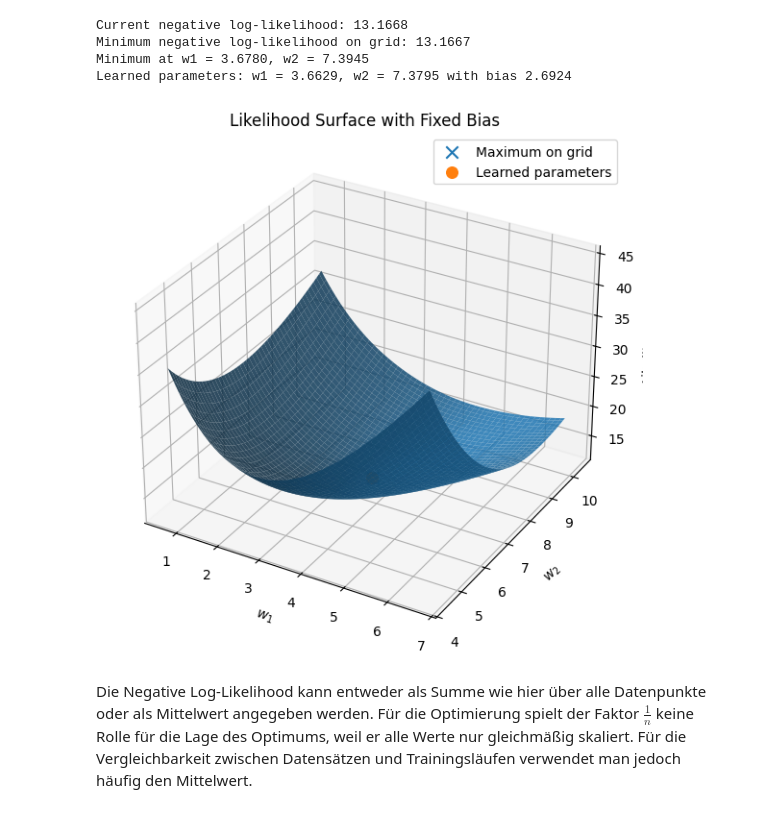
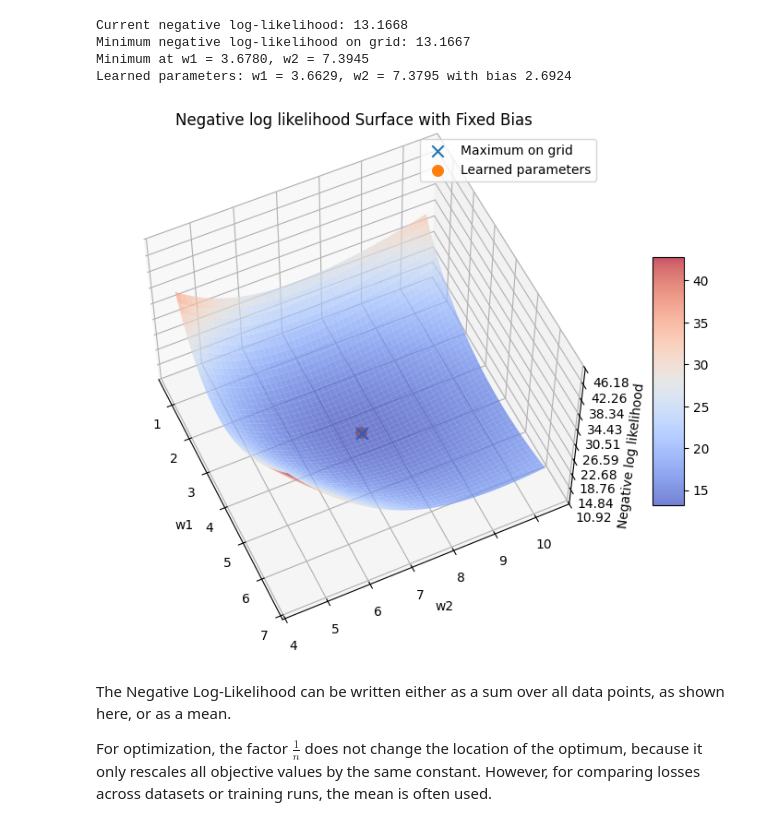
Before and after one commit to red-apple38/understanding-deep-learning, a Jupyter notebook: docs/beginner/Logistic_perceptron.ipynb, the cells around one changed output. Drawn from its saved outputs; the diff is of its cells as text; code cells hidden in the pictures.

```diff
--- a/docs/beginner/Logistic_perceptron.ipynb
+++ b/docs/beginner/Logistic_perceptron.ipynb
@@ -1388,43 +1418,41 @@ Minimum negative log-likelihood on grid: 13.1667
 Minimum at w1 = 3.6780, w2 = 7.3945
 Learned parameters: w1 = 3.6629, w2 = 7.3795 with bias 2.6924
 # %%
-fig = plt.figure(figsize=(14, 7))
-ax = fig.add_subplot(111, projection="3d")
-
-ax.plot_surface(
+fig, ax1, surf = grad_desc.visualize_surface_3d(
     w1_grid,
     w2_grid,
     negative_log_likelihood_grid,
-    alpha=0.85,
-    antialiased=True
+    "w1",
+    "w2",
+    "Negative log likelihood",
+    "Negative log likelihood Surface with Fixed Bias",
+    alpha=0.7,
+    view_elev=55,
+    view_azim=-25
 )
 
-ax.scatter(
+ax1.scatter(
     w1_max,
     w2_max,
     negative_log_likelihood_min,
     s=80,
     marker="x",
     label="Maximum on grid"
 )
 
-ax.scatter(
+ax1.scatter(
     w1_learned,
     w2_learned,
     current_negative_log_likelihood,
     s=70,
     label="Learned parameters"
 )
 
-ax.set_xlabel(r"$w_1$")
-ax.set_ylabel(r"$w_2$")
-ax.set_zlabel("Likelihood")
-ax.set_title("Likelihood Surface with Fixed Bias")
-ax.legend()
-
-plt.show()
+ax1.legend();
 # %% [output]
-[figure, old version]
+[figure, new version]
 # %% [markdown]
-Die Negative Log-Likelihood kann entweder als Summe wie hier über alle Datenpunkte oder als Mittelwert angegeben werden. Für die Optimierung spielt der Faktor $\frac{1}{n}$ keine Rolle für die Lage des Optimums, weil er alle Werte nur gleichmäßig skaliert. Für die Vergleichbarkeit zwischen Datensätzen und Trainingsläufen verwendet man jedoch häufig den Mittelwert.
+The Negative Log-Likelihood can be written either as a sum over all data points, as shown here, or as a mean.
+
+For optimization, the factor $\frac{1}{n}$ does not change the location of the optimum, because it only rescales all objective values by the same constant. However, for comparing losses across datasets or training runs, the mean is often used.
 # %% [markdown]
```
Also changed, not shown: parts of 17 cells of this notebook, 4 other files.
